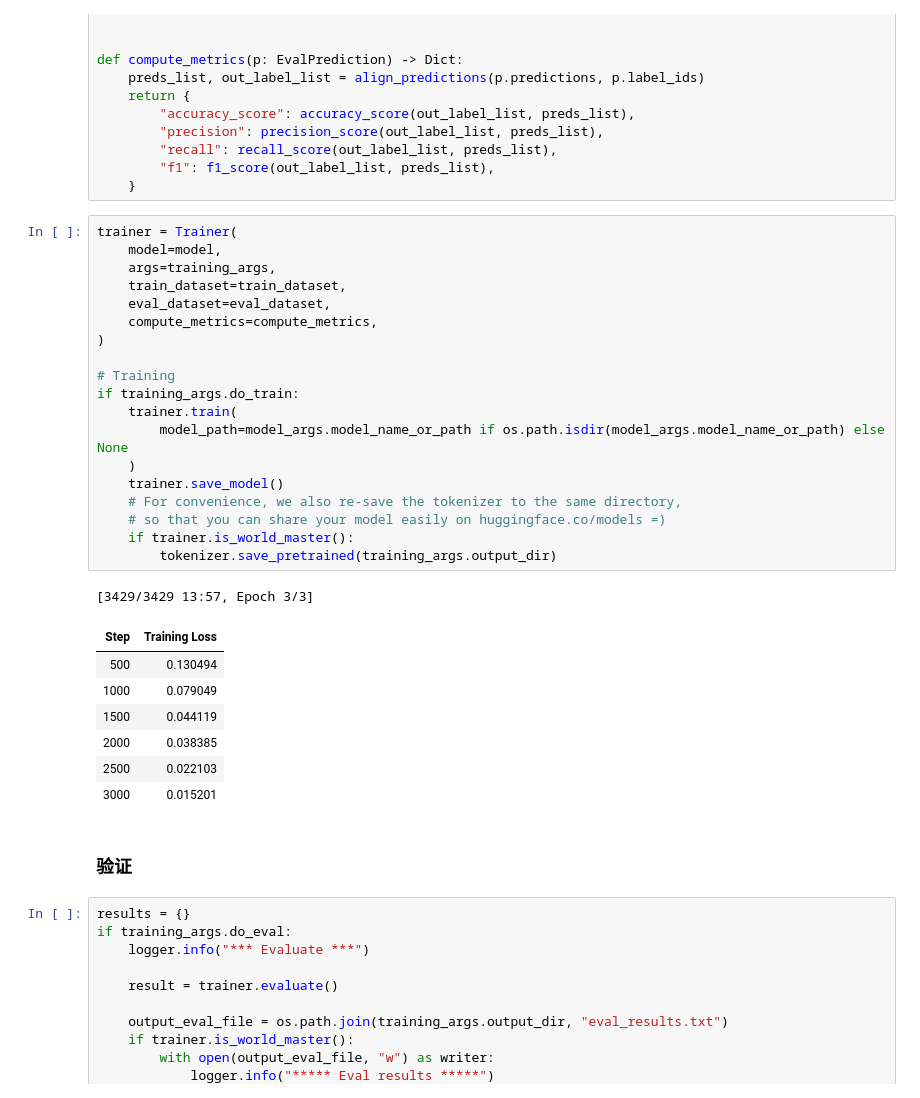
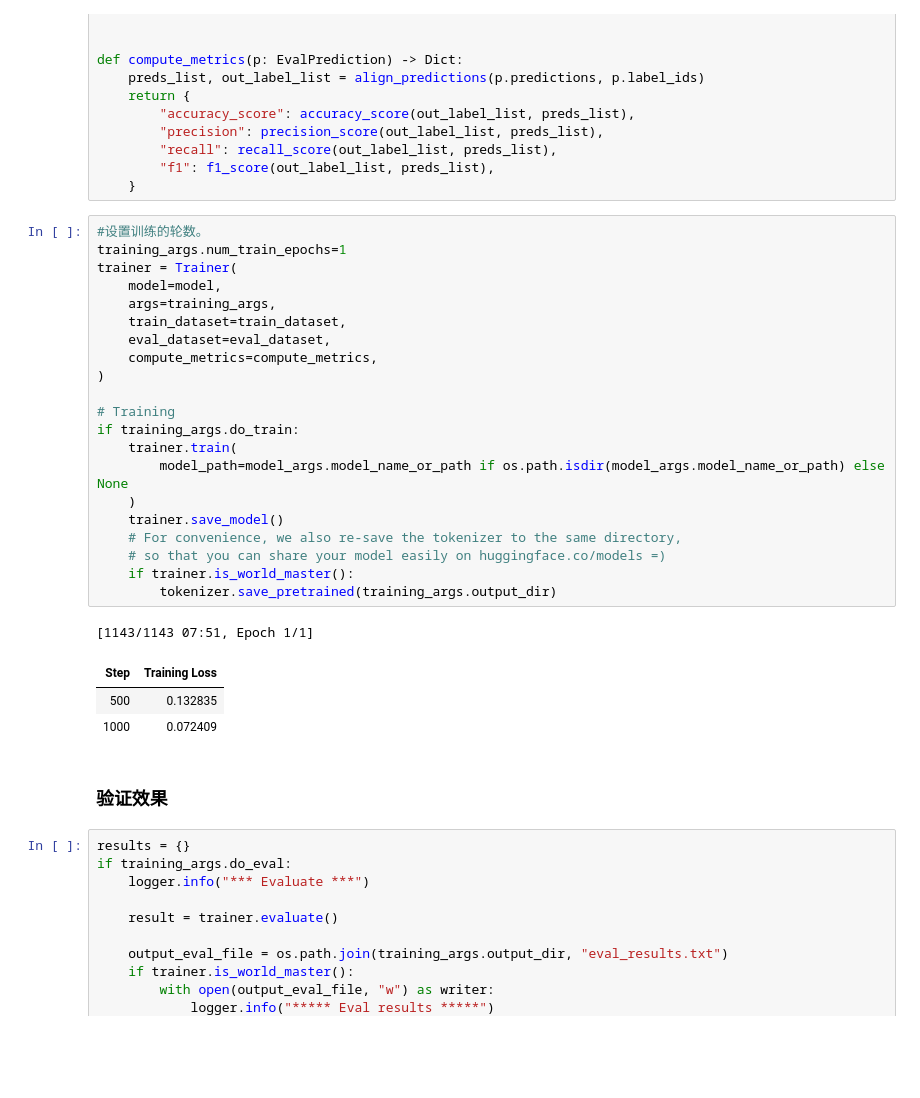
Before and after one commit to 450586509/practical-ml, a Jupyter notebook: transformers_ner.ipynb, the cells around one changed output. Saved outputs shown, nothing was run; the diff lists cells and outputs as text; blank space fills up the shorter version.

```diff
--- a/transformers_ner.ipynb
+++ b/transformers_ner.ipynb
@@ -269,35 +269,33 @@ def compute_metrics(p: EvalPrediction) -> Dict:
         "f1": f1_score(out_label_list, preds_list),
     }
 # %%
+#设置训练的轮数。
+training_args.num_train_epochs=1
 trainer = Trainer(
     model=model,
     args=training_args,
     train_dataset=train_dataset,
     eval_dataset=eval_dataset,
     compute_metrics=compute_metrics,
 )
 
 # Training
 if training_args.do_train:
     trainer.train(
         model_path=model_args.model_name_or_path if os.path.isdir(model_args.model_name_or_path) else None
     )
     trainer.save_model()
     # For convenience, we also re-save the tokenizer to the same directory,
     # so that you can share your model easily on huggingface.co/models =)
     if trainer.is_world_master():
         tokenizer.save_pretrained(training_args.output_dir)
 # %% [output]
-[3429/3429 13:57, Epoch 3/3]
+[1143/1143 07:51, Epoch 1/1]
 | Step | Training Loss |
-| 500 | 0.130494 |
-| 1000 | 0.079049 |
-| 1500 | 0.044119 |
-| 2000 | 0.038385 |
-| 2500 | 0.022103 |
-| 3000 | 0.015201 |
+| 500 | 0.132835 |
+| 1000 | 0.072409 |
 # %% [markdown]
-### 验证
+### 验证效果
 # %%
 results = {}
 if training_args.do_eval:
```
Also changed, not shown: parts of 6 cells of this notebook.
